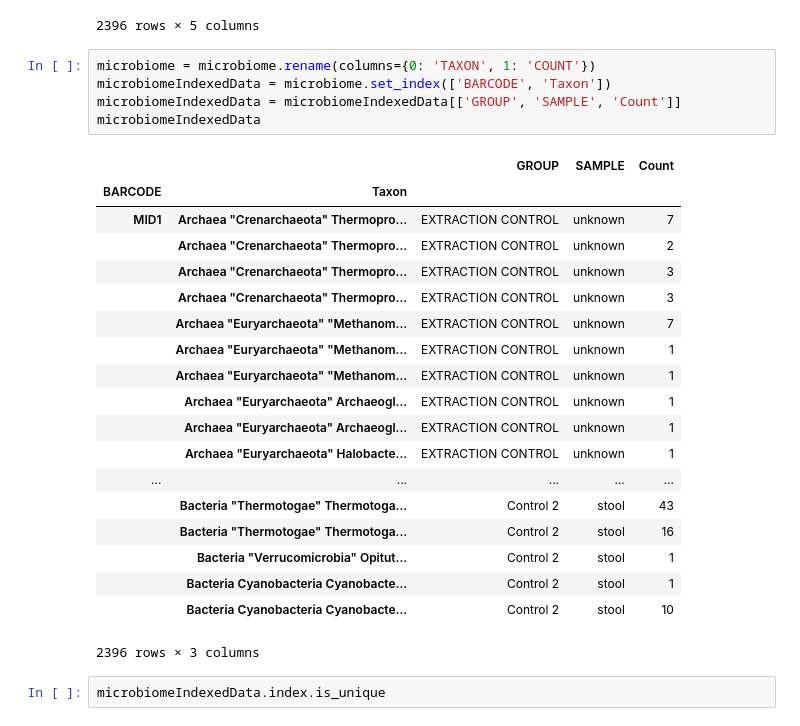
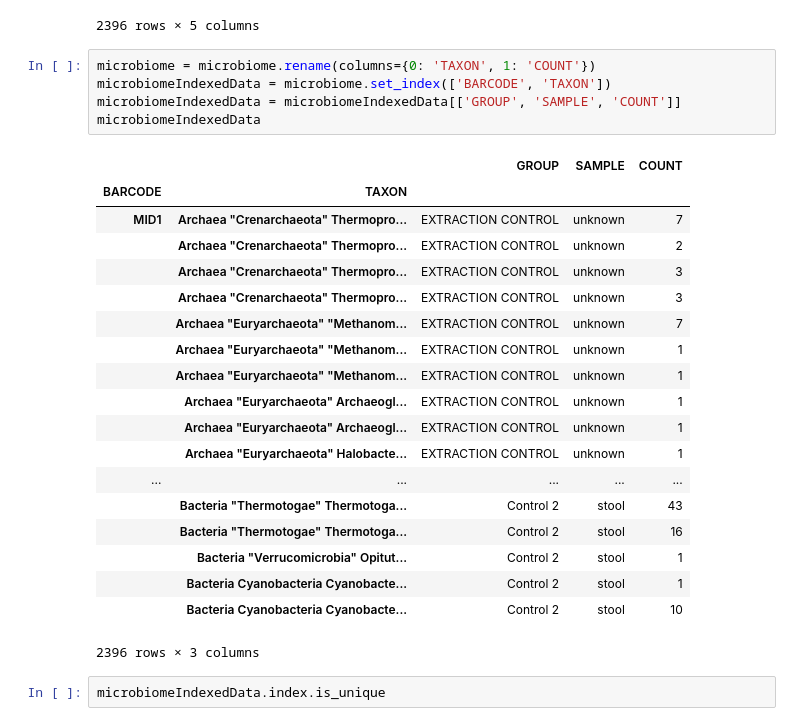
Before and after one commit to khalidomari/ADA2017, a Jupyter notebook: 01 - Pandas and Data Wrangling/Homework 1_Simao.ipynb, the cells around one changed output. Cells and saved outputs as stored; diff of their text form.

```diff
--- a/01 - Pandas and Data Wrangling/Homework 1_Simao.ipynb
+++ b/01 - Pandas and Data Wrangling/Homework 1_Simao.ipynb
@@ -299,12 +299,12 @@ microbiome
 2396 rows × 5 columns
 # %%
 microbiome = microbiome.rename(columns={0: 'TAXON', 1: 'COUNT'})
-microbiomeIndexedData = microbiome.set_index(['BARCODE', 'Taxon'])
-microbiomeIndexedData = microbiomeIndexedData[['GROUP', 'SAMPLE', 'Count']]
+microbiomeIndexedData = microbiome.set_index(['BARCODE', 'TAXON'])
+microbiomeIndexedData = microbiomeIndexedData[['GROUP', 'SAMPLE', 'COUNT']]
 microbiomeIndexedData
 # %% [output]
-|  |  | GROUP | SAMPLE | Count |
-| BARCODE | Taxon |  |  |  |
+|  |  | GROUP | SAMPLE | COUNT |
+| BARCODE | TAXON |  |  |  |
 | MID1 | Archaea "Crenarchaeota" Thermopro... | EXTRACTION CONTROL | unknown | 7 |
 |  | Archaea "Crenarchaeota" Thermopro... | EXTRACTION CONTROL | unknown | 2 |
 |  | Archaea "Crenarchaeota" Thermopro... | EXTRACTION CONTROL | unknown | 3 |
```
Also changed, not shown: parts of 41 cells of this notebook.
